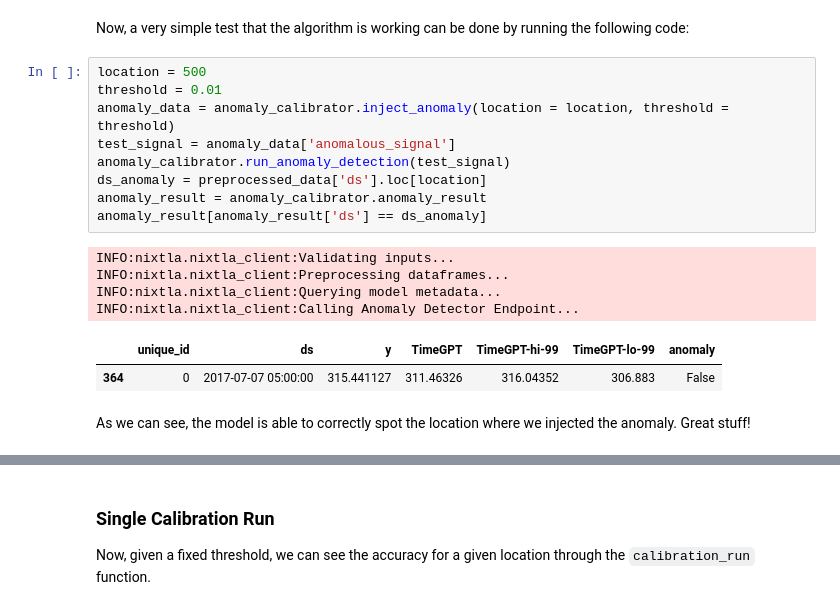
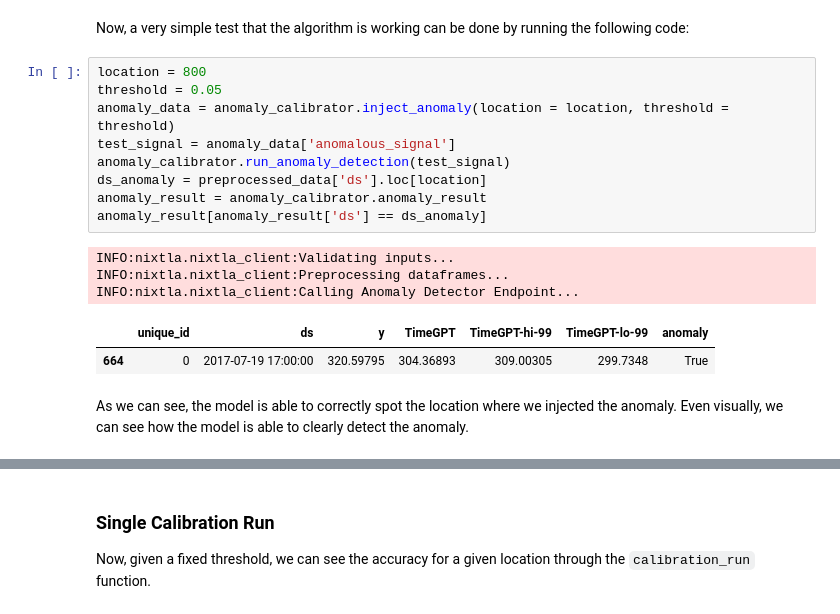
Before and after one commit to PieroPaialungaAI/AnomalyDetectionNixtla, a Jupyter notebook: temp.ipynb, the cells around one changed output, grey strips where cells are left out. Drawn from its saved outputs; the diff is of its cells as text.

```diff
--- a/temp.ipynb
+++ b/temp.ipynb
@@ -140,20 +140,19 @@ anomaly_calibrator.load_nixtla_client()
 # %% [markdown]
 Now, a very simple test that the algorithm is working can be done by running the following code:
 # %%
-location = 500
-threshold = 0.01
+location = 800
+threshold = 0.05
 anomaly_data = anomaly_calibrator.inject_anomaly(location = location, threshold = threshold)
 test_signal = anomaly_data['anomalous_signal']
 anomaly_calibrator.run_anomaly_detection(test_signal)
 ds_anomaly = preprocessed_data['ds'].loc[location]
 anomaly_result = anomaly_calibrator.anomaly_result
 anomaly_result[anomaly_result['ds'] == ds_anomaly]
 # %% [output]
 INFO:nixtla.nixtla_client:Validating inputs...
 INFO:nixtla.nixtla_client:Preprocessing dataframes...
-INFO:nixtla.nixtla_client:Querying model metadata...
 INFO:nixtla.nixtla_client:Calling Anomaly Detector Endpoint...
 |  | unique_id | ds | y | TimeGPT | TimeGPT-hi-99 | TimeGPT-lo-99 | anomaly |
-| 364 | 0 | 2017-07-07 05:00:00 | 315.441127 | 311.46326 | 316.04352 | 306.883 | False |
+| 664 | 0 | 2017-07-19 17:00:00 | 320.59795 | 304.36893 | 309.00305 | 299.7348 | True |
 # %% [markdown]
-As we can see, the model is able to correctly spot the location where we injected the anomaly. Great stuff!
+As we can see, the model is able to correctly spot the location where we injected the anomaly. Even visually, we can see how the model is able to clearly detect the anomaly.
```
Also changed, not shown: parts of 7 cells of this notebook, 2 other files.
